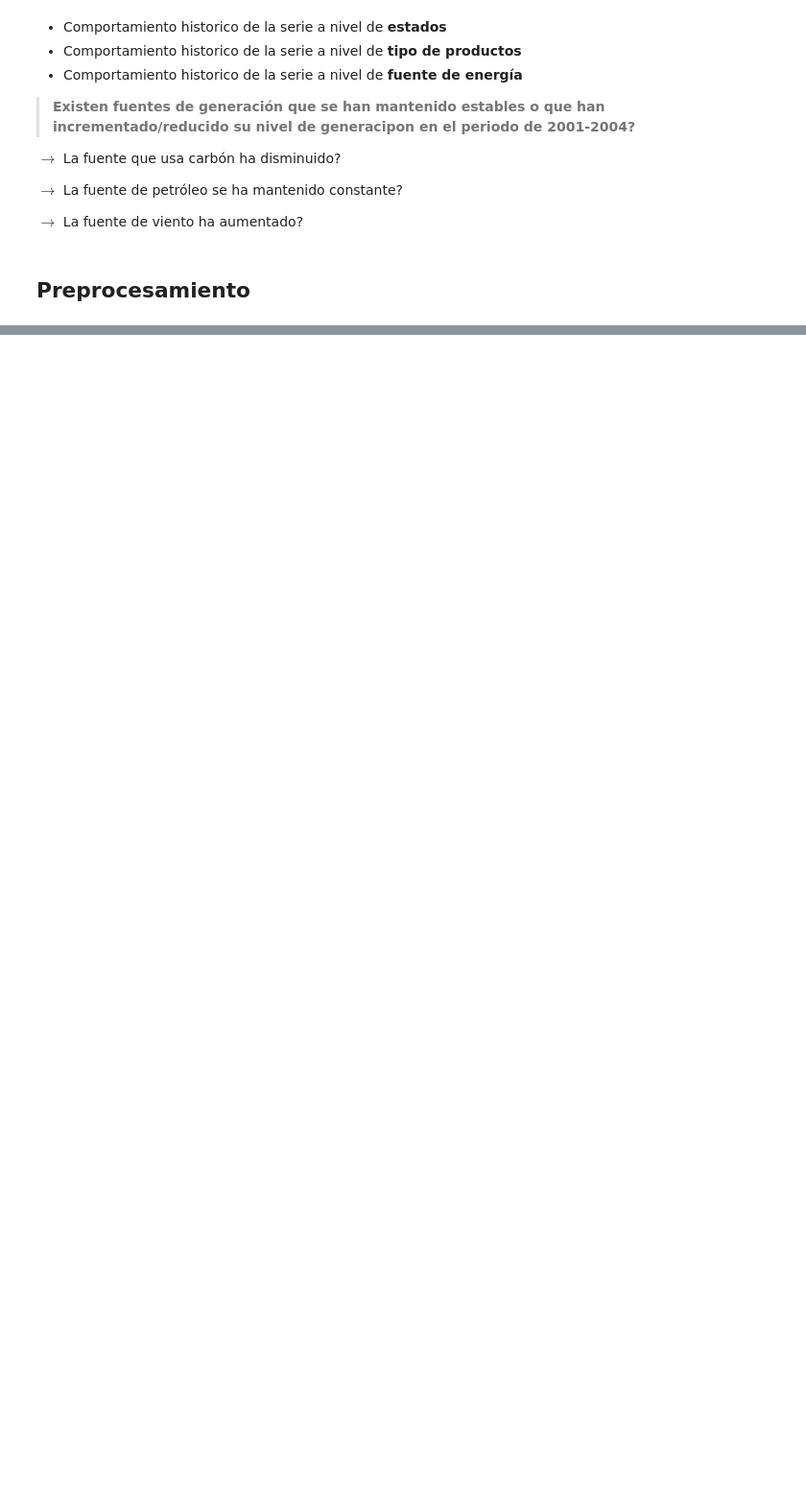
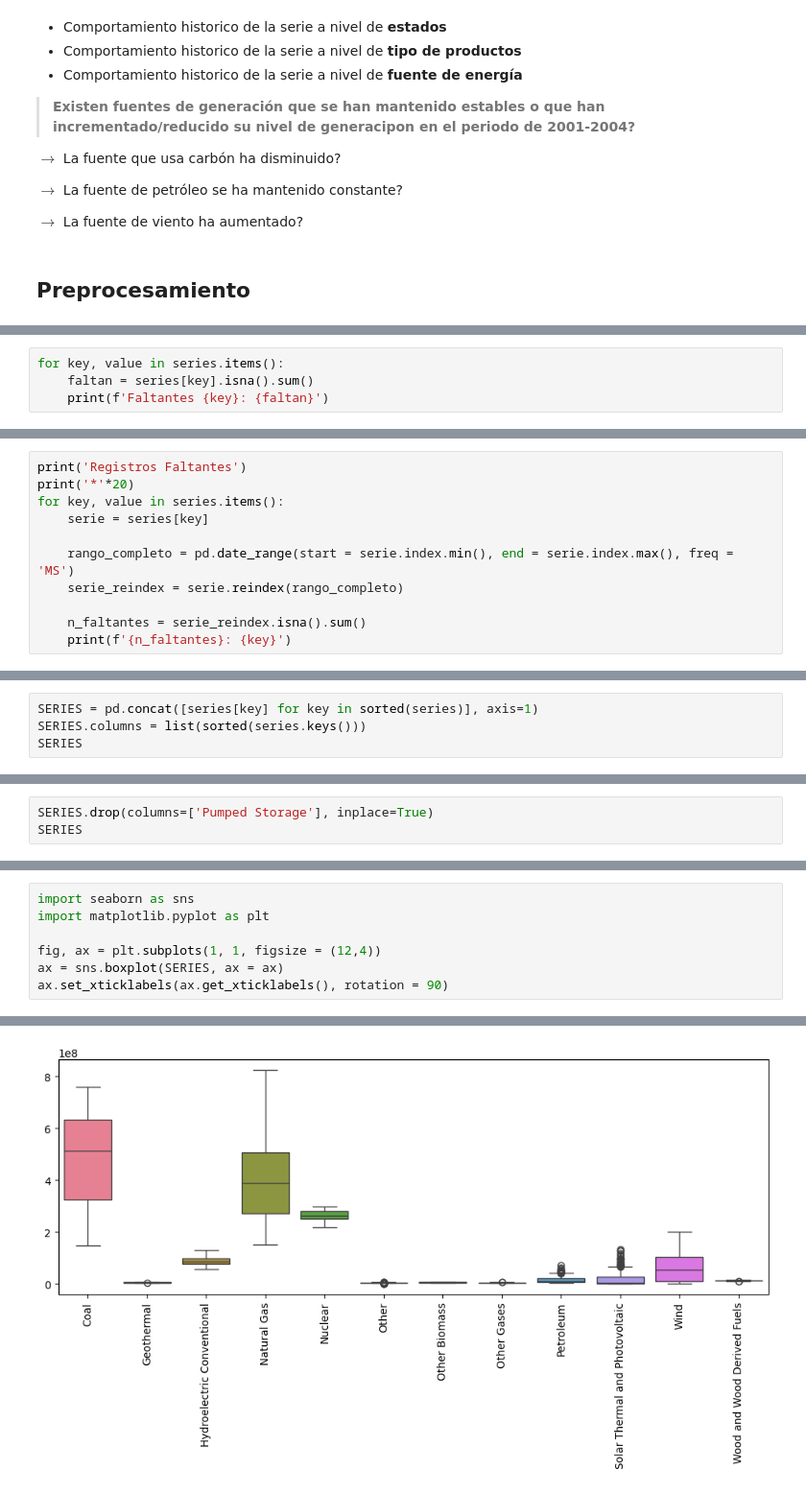
Before and after one commit to JairRamosG/Series_de_Tiempo, a Jupyter notebook: 05_Analisis/Generación_electrica/generacion_electrica.ipynb, the cells around one changed output, grey strips where cells are left out. Shown at 96% size. Cells and saved outputs as stored; diff of their text form; blank space fills up the shorter version.

Commit message:
outliers series

```diff
--- a/05_Analisis/Generación_electrica/generacion_electrica.ipynb
+++ b/05_Analisis/Generación_electrica/generacion_electrica.ipynb
@@ -107,0 +250,4 @@ $\rightarrow$ La fuente de viento ha aumentado?
+# %%
+for key, value in series.items():
+    faltan = series[key].isna().sum()
+    print(f'Faltantes {key}: {faltan}')
@@ -107,0 +274,11 @@ $\rightarrow$ La fuente de viento ha aumentado?
+# %%
+print('Registros Faltantes')
+print('*'*20)
+for key, value in series.items():
+    serie = series[key]
+
+    rango_completo = pd.date_range(start = serie.index.min(), end = serie.index.max(), freq = 'MS')
+    serie_reindex = serie.reindex(rango_completo)
+
+    n_faltantes = serie_reindex.isna().sum()
+    print(f'{n_faltantes}: {key}')
@@ -107,0 +305,4 @@ $\rightarrow$ La fuente de viento ha aumentado?
+# %%
+SERIES = pd.concat([series[key] for key in sorted(series)], axis=1)
+SERIES.columns = list(sorted(series.keys()))
+SERIES
@@ -107,0 +336,3 @@ $\rightarrow$ La fuente de viento ha aumentado?
+# %%
+SERIES.drop(columns=['Pumped Storage'], inplace=True)
+SERIES
@@ -107,0 +356,8 @@ $\rightarrow$ La fuente de viento ha aumentado?
+# %%
+import seaborn as sns
+import matplotlib.pyplot as plt
+
+fig, ax = plt.subplots(1, 1, figsize = (12,4))
+ax = sns.boxplot(SERIES, ax = ax)
+ax.set_xticklabels(ax.get_xticklabels(), rotation = 90)
+# %% [output]
@@ -107,0 +376 @@ $\rightarrow$ La fuente de viento ha aumentado?
+[figure, added]
```
Also changed, not shown: parts of 22 cells of this notebook, 7 other files.
